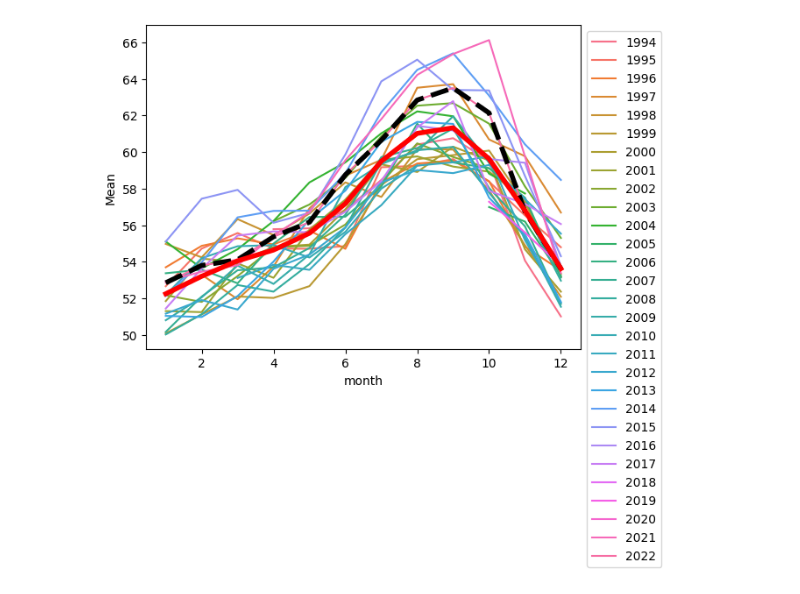
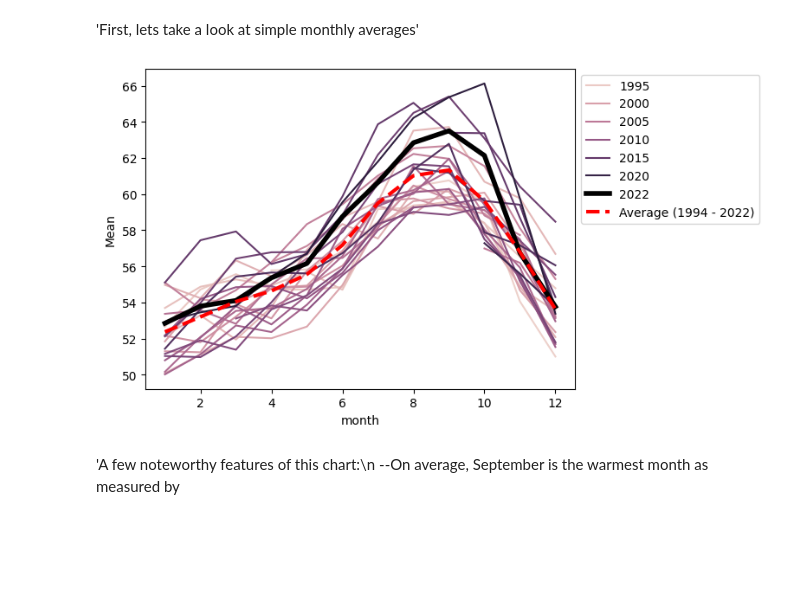
Before and after one commit to nelsonauner/SF_Bay, a Jupyter notebook: analysis.ipynb, the cells around one changed output. Drawn from its saved outputs; the diff is of its cells as text; code cells hidden in the pictures; blank space fills up the shorter version.

```diff
--- a/analysis.ipynb
+++ b/analysis.ipynb
@@ -65,4 +72,6 @@ d["year"] = d.date.dt.year
 d["month"] = d.date.dt.month
 d["day"] = d.date.dt.day
 d["doy"] = d.date.dt.dayofyear
+# %% [markdown]
+'First, lets take a look at simple monthly averages'
 # %%
@@ -88,0 +89,16 @@ yearly_average.reset_index(inplace = True)
+# %%
+ax = sns.lineplot(data = monthly_average.loc[monthly_average.year<2022,:], x = "month", y = "Mean", hue = "year")
+sns.lineplot(
+    data = monthly_average.loc[monthly_average.year == 2022,:],
+    x = "month", y = "Mean",
+    linewidth = 4, color = "black", label = "2022"
+    )
+sns.lineplot(
+    data = ma2, x = "month", y = "Mean",
+    linewidth = 3, color = "red", linestyle = "dashed", label = "Average (1994 - 2022)")
+sns.move_legend(ax, "upper left", bbox_to_anchor=(1, 1))
+# %% [output]
+[figure, added]
+# %% [markdown]
+'A few noteworthy features of this chart:\n
+ --On average, September is the warmest month as measured by
@@ -92,8 +132 @@ da2.sort_values(by = ["month","doy"], inplace = True)
 da2.reset_index(inplace = True)
-# %%
-ax = sns.lineplot(data = monthly_average, x = "month", y = "Mean", hue = "year")
-sns.lineplot(data = monthly_average.loc[monthly_average.year == 2022,:], x = "month", y = "Mean", linewidth = 4, color = "black", linestyle = "dashed")
-sns.lineplot(data = ma2, x = "month", y = "Mean", linewidth = 4, color = "red")
-sns.move_legend(ax, "upper left", bbox_to_anchor=(1, 1))
-# %% [output]
-[figure, removed]
```
Also changed, not shown: parts of 14 cells of this notebook.
